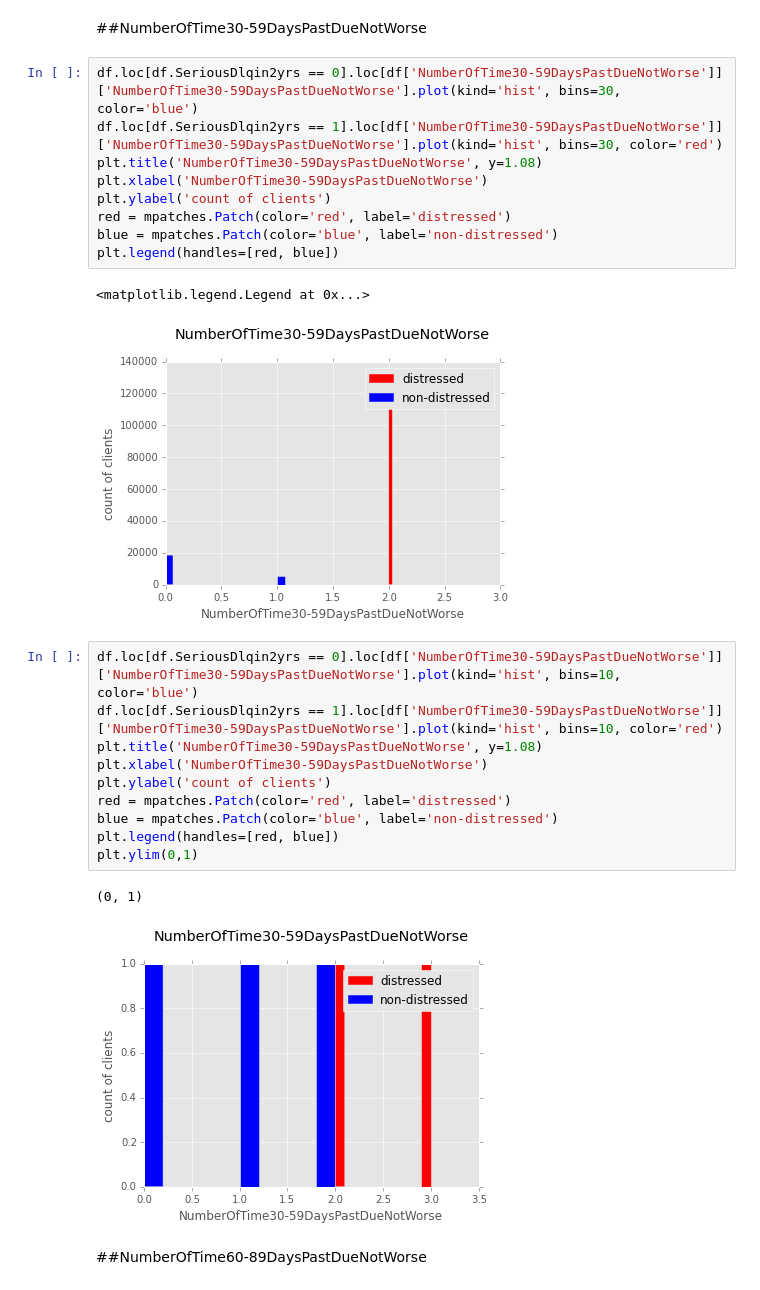
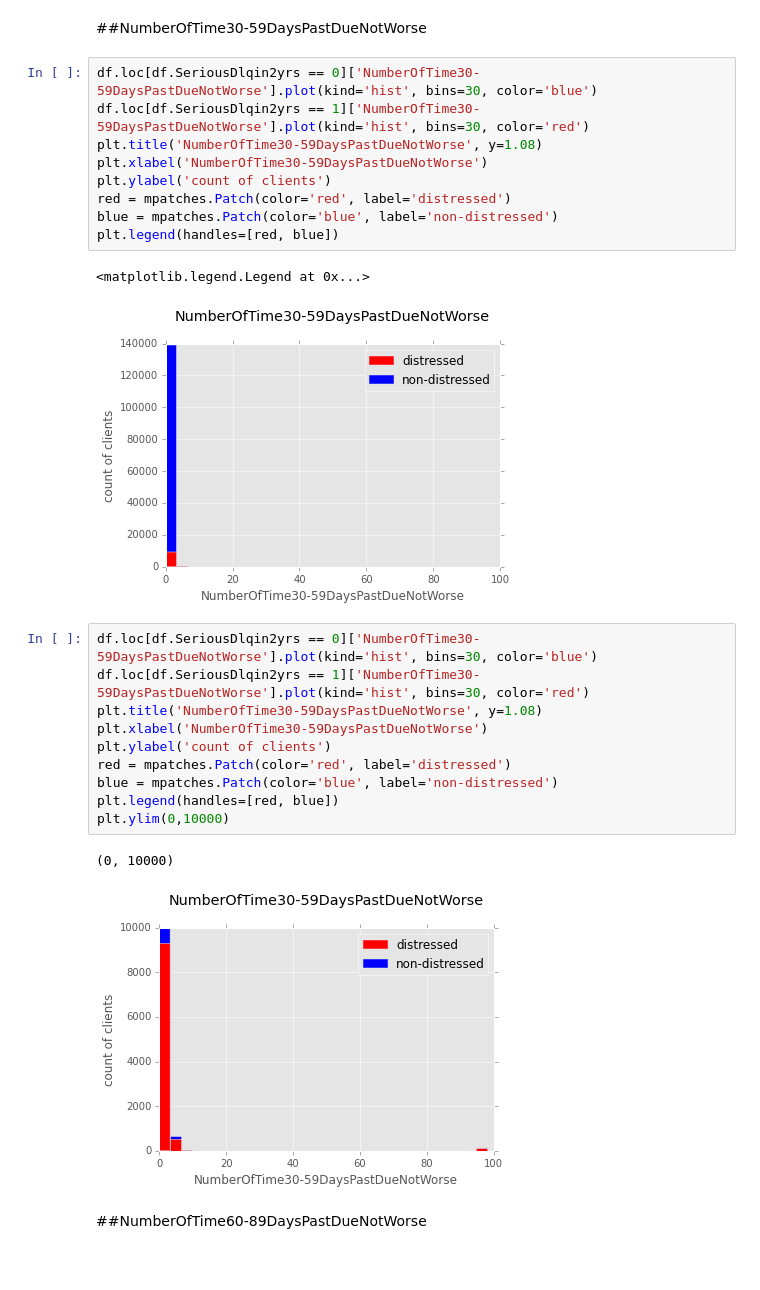
Before and after one commit to roechi/machine_learning_assignment, a Jupyter notebook: beleg2/refined_analysis.ipynb, the cells around one changed output. Saved outputs shown, nothing was run; the diff lists cells and outputs as text.

```diff
--- a/beleg2/refined_analysis.ipynb
+++ b/beleg2/refined_analysis.ipynb
@@ -288,8 +288,8 @@ plt.ylim(0,98)
 # %% [markdown]
 ##NumberOfTime30-59DaysPastDueNotWorse
 # %%
-df.loc[df.SeriousDlqin2yrs == 0].loc[df['NumberOfTime30-59DaysPastDueNotWorse']]['NumberOfTime30-59DaysPastDueNotWorse'].plot(kind='hist', bins=30, color='blue')
-df.loc[df.SeriousDlqin2yrs == 1].loc[df['NumberOfTime30-59DaysPastDueNotWorse']]['NumberOfTime30-59DaysPastDueNotWorse'].plot(kind='hist', bins=30, color='red')
+df.loc[df.SeriousDlqin2yrs == 0]['NumberOfTime30-59DaysPastDueNotWorse'].plot(kind='hist', bins=30, color='blue')
+df.loc[df.SeriousDlqin2yrs == 1]['NumberOfTime30-59DaysPastDueNotWorse'].plot(kind='hist', bins=30, color='red')
 plt.title('NumberOfTime30-59DaysPastDueNotWorse', y=1.08)
 plt.xlabel('NumberOfTime30-59DaysPastDueNotWorse')
 plt.ylabel('count of clients')
@@ -298,20 +298,20 @@ blue = mpatches.Patch(color='blue', label='non-distressed')
 plt.legend(handles=[red, blue])
 # %% [output]
 <matplotlib.legend.Legend at 0x...>
-[figure, old version]
+[figure, new version]
 # %%
-df.loc[df.SeriousDlqin2yrs == 0].loc[df['NumberOfTime30-59DaysPastDueNotWorse']]['NumberOfTime30-59DaysPastDueNotWorse'].plot(kind='hist', bins=10, color='blue')
-df.loc[df.SeriousDlqin2yrs == 1].loc[df['NumberOfTime30-59DaysPastDueNotWorse']]['NumberOfTime30-59DaysPastDueNotWorse'].plot(kind='hist', bins=10, color='red')
+df.loc[df.SeriousDlqin2yrs == 0]['NumberOfTime30-59DaysPastDueNotWorse'].plot(kind='hist', bins=30, color='blue')
+df.loc[df.SeriousDlqin2yrs == 1]['NumberOfTime30-59DaysPastDueNotWorse'].plot(kind='hist', bins=30, color='red')
 plt.title('NumberOfTime30-59DaysPastDueNotWorse', y=1.08)
 plt.xlabel('NumberOfTime30-59DaysPastDueNotWorse')
 plt.ylabel('count of clients')
 red = mpatches.Patch(color='red', label='distressed')
 blue = mpatches.Patch(color='blue', label='non-distressed')
 plt.legend(handles=[red, blue])
-plt.ylim(0,1)
+plt.ylim(0,10000)
 # %% [output]
-(0, 1)
+(0, 10000)
-[figure, old version]
+[figure, new version]
 # %% [markdown]
 ##NumberOfTime60-89DaysPastDueNotWorse
 # %%
```
Also changed, not shown: parts of 10 cells of this notebook.
